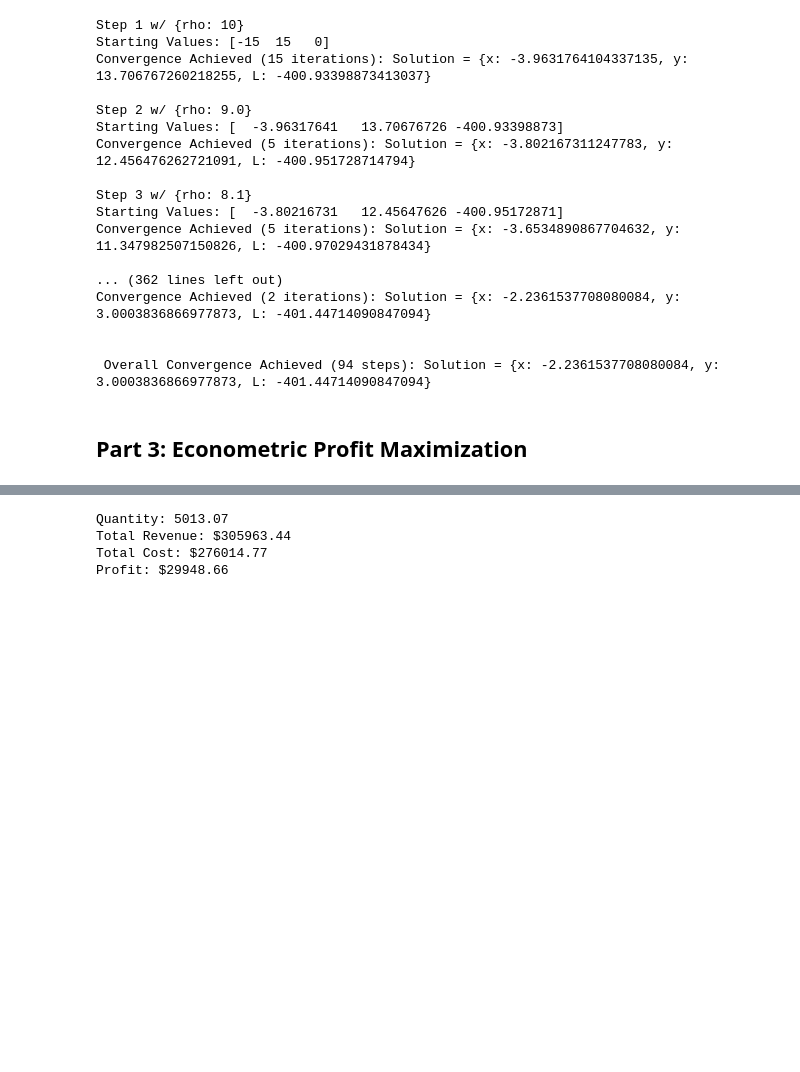
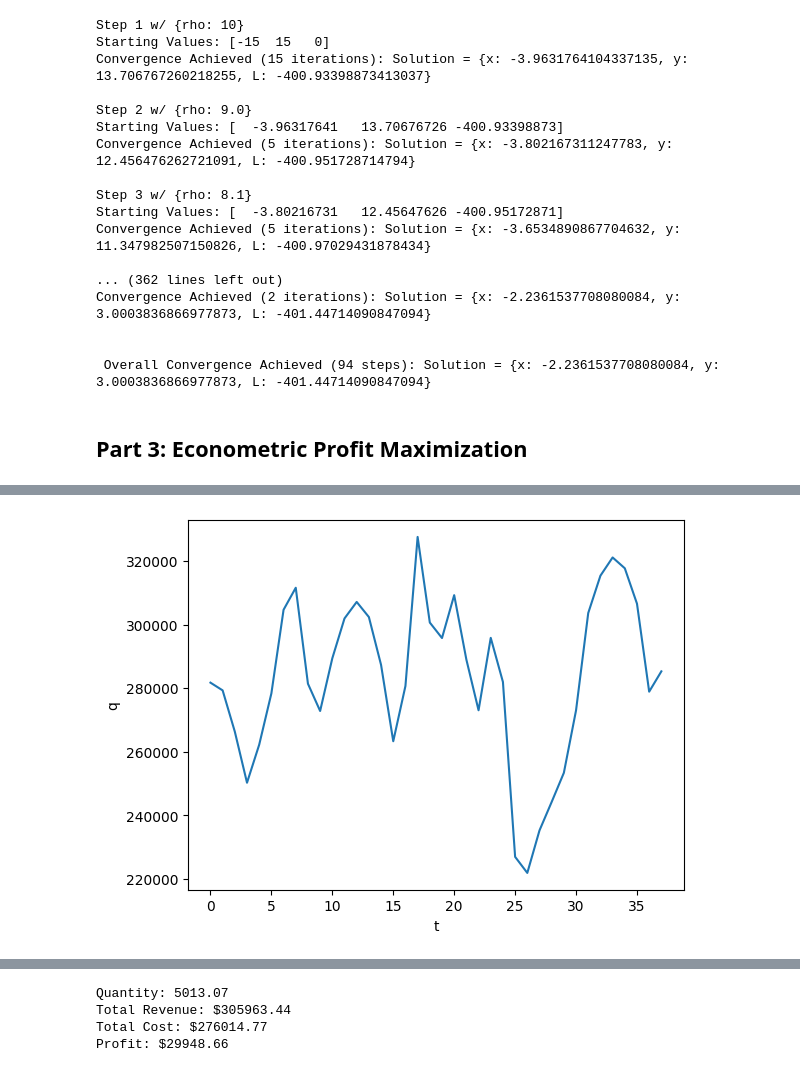
Before and after one commit to jakepenzak/blog-posts, a Jupyter notebook: Optimization/Main Driver.ipynb, the cells around one changed output, grey strips where cells are left out. Cells and saved outputs as stored; diff of their text form; code cells hidden in the pictures; blank space fills up the shorter version.

```diff
--- a/Optimization/Main Driver.ipynb
+++ b/Optimization/Main Driver.ipynb
@@ -267,0 +164,16 @@ Convergence Achieved (4 iterations): Solution = {digital_advertising: 69512.4158
+# %%
+def quantity_ar2_process(T, 𝛼1, 𝛼2, u, df, params):
+
+    A = np.identity(T)  # The T x T identity matrix
+
+    for i in range(T):
+
+        if i-1 >= 0:
+            A[i, i-1] = -𝛼1
+
+        if i-2 >= 0:
+            A[i, i-2] = -𝛼2
+
+    b = np.array(df) @ params
+
+    return np.linalg.solve(A, b+u)
@@ -267,0 +283,18 @@ Convergence Achieved (4 iterations): Solution = {digital_advertising: 69512.4158
+# %%
+## Quantity Demand AR(2) component process
+
+# parameters
+T = 48
+𝛼1 = 0.3
+𝛼2 = 0.05
+u = np.random.normal(0, 5000, size=T)
+
+quantity_demanded_ar = quantity_ar2_process(T,𝛼1,𝛼2,u,df,params)
+
+plt.plot(np.arange(38), quantity_demanded_ar[10:])
+plt.xlabel('t')
+plt.ylabel('q')
+
+plt.show()
+# %% [output]
+[figure, added]
```
Also changed, not shown: parts of 25 cells of this notebook.
